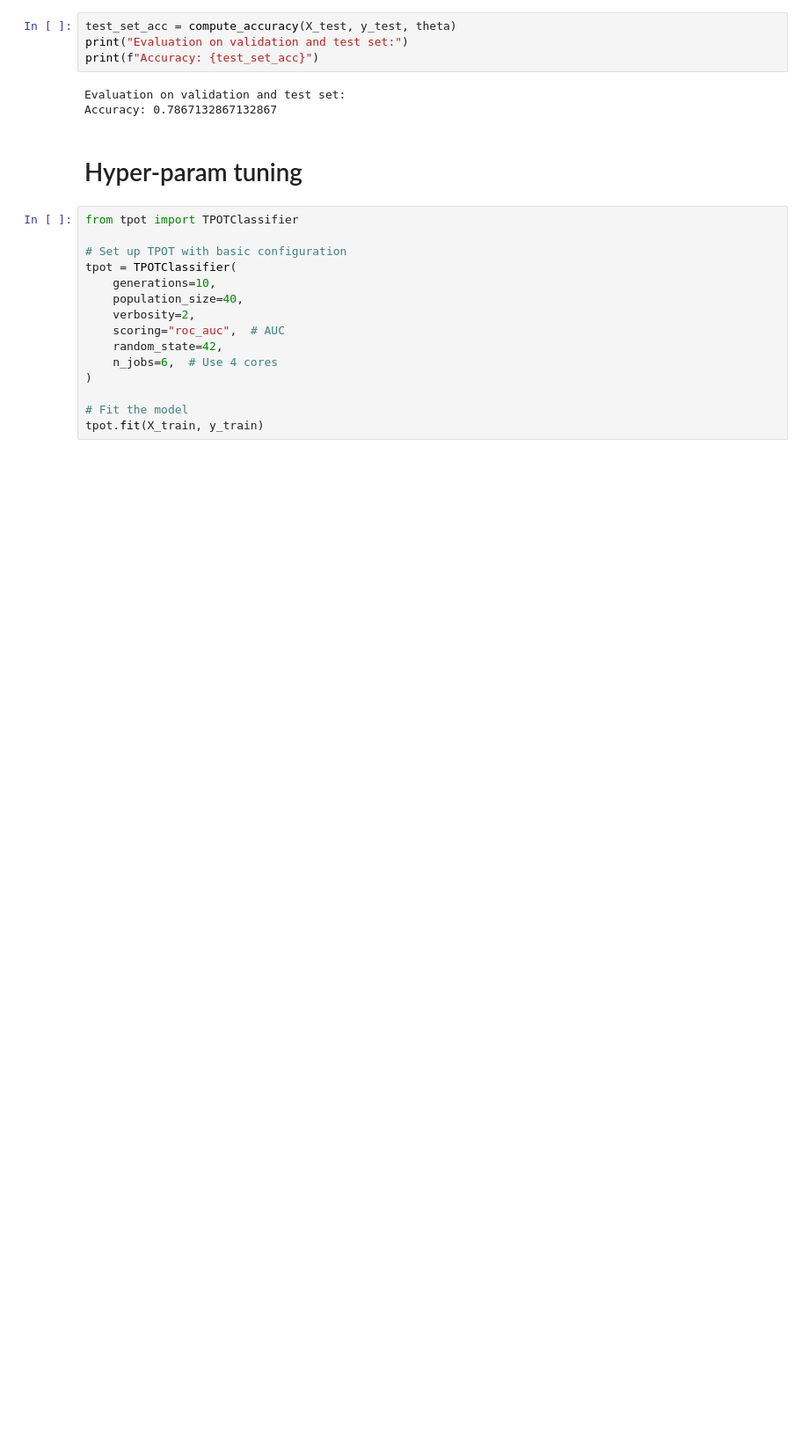
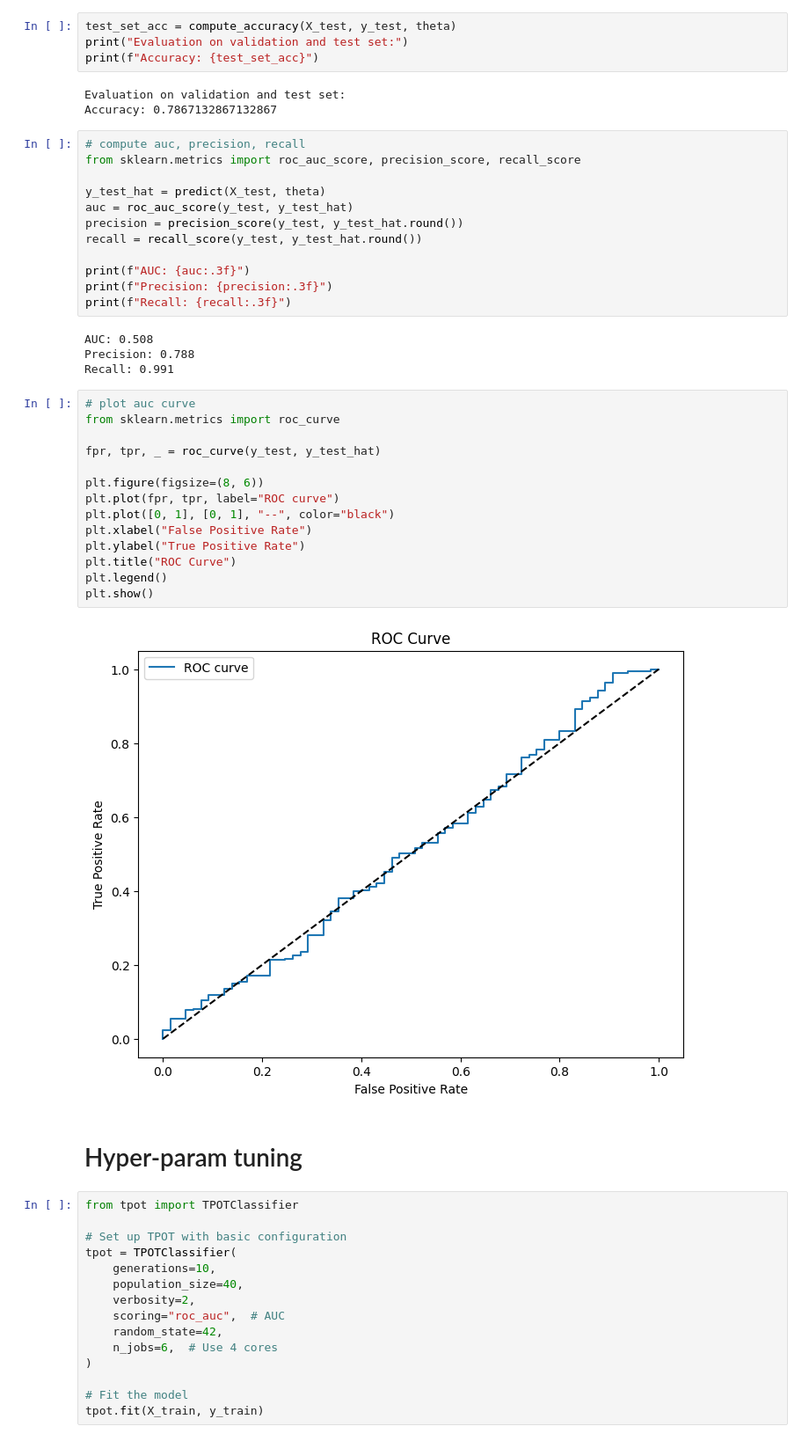
Before and after one commit to ongxuanhong/dili-drug-liver-interaction, a Jupyter notebook: 07.0.nlp_baseline.ipynb, the cells around one changed output. Shown at 88% size. Cells and saved outputs as stored; diff of their text form; blank space fills up the shorter version.

```diff
--- a/07.0.nlp_baseline.ipynb
+++ b/07.0.nlp_baseline.ipynb
@@ -261,6 +261,38 @@ print(f"Accuracy: {test_set_acc}")
 # %% [output]
 Evaluation on validation and test set:
 Accuracy: 0.7867132867132867
+# %%
+# compute auc, precision, recall
+from sklearn.metrics import roc_auc_score, precision_score, recall_score
+
+y_test_hat = predict(X_test, theta)
+auc = roc_auc_score(y_test, y_test_hat)
+precision = precision_score(y_test, y_test_hat.round())
+recall = recall_score(y_test, y_test_hat.round())
+
+print(f"AUC: {auc:.3f}")
+print(f"Precision: {precision:.3f}")
+print(f"Recall: {recall:.3f}")
+# %% [output]
+AUC: 0.508
+Precision: 0.788
+Recall: 0.991
+# %%
+# plot auc curve
+from sklearn.metrics import roc_curve
+
+fpr, tpr, _ = roc_curve(y_test, y_test_hat)
+
+plt.figure(figsize=(8, 6))
+plt.plot(fpr, tpr, label="ROC curve")
+plt.plot([0, 1], [0, 1], "--", color="black")
+plt.xlabel("False Positive Rate")
+plt.ylabel("True Positive Rate")
+plt.title("ROC Curve")
+plt.legend()
+plt.show()
+# %% [output]
+[figure, added]
 # %% [markdown]
 # Hyper-param tuning
 # %%
```
